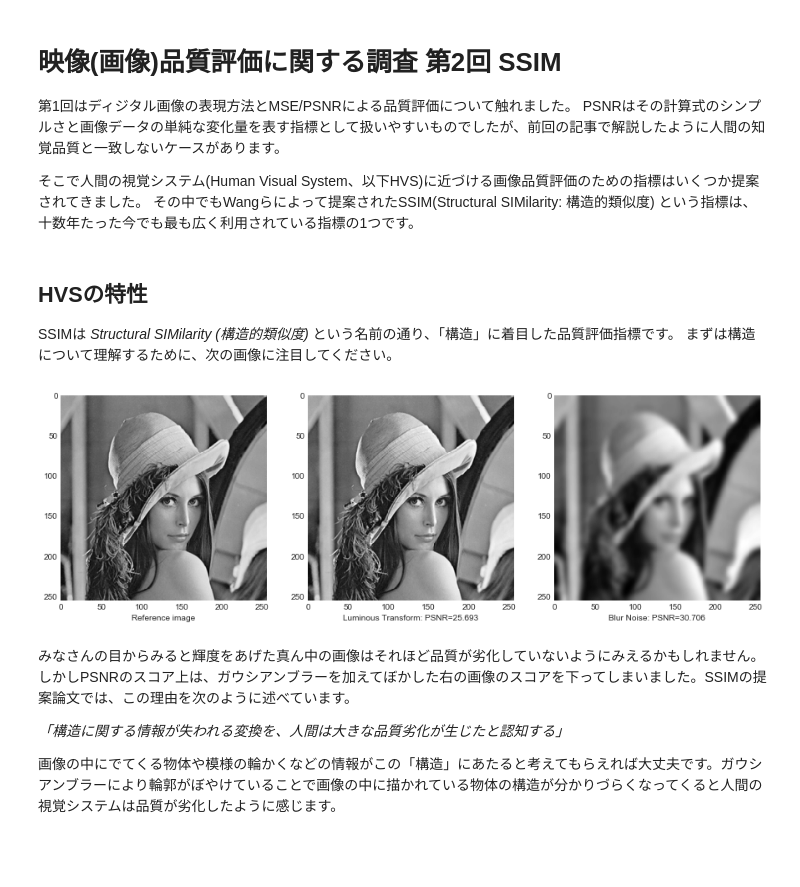
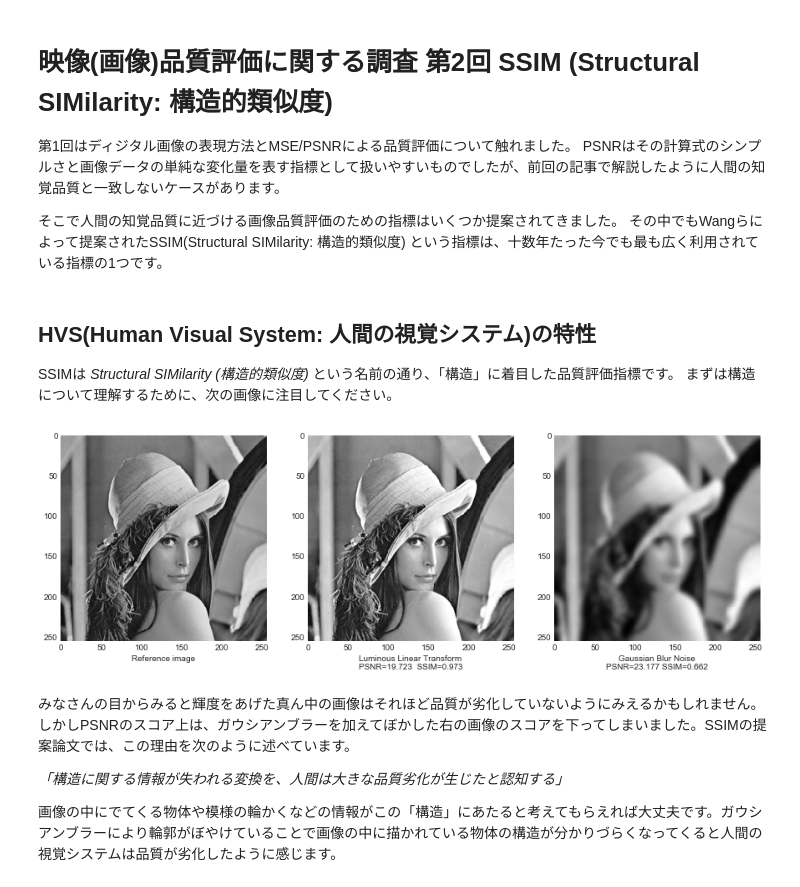
Before and after one commit to c-bata/datascience-notebook, a Jupyter notebook: notebooks/video-quality-metrics/video-quality-metrics-ssim.ipynb, the cells around one changed output. Saved outputs shown, nothing was run; the diff lists cells and outputs as text; code cells hidden in the pictures; blank space fills up the shorter version.

Commit message:
Update SSIM Index

```diff
--- a/notebooks/video-quality-metrics/video-quality-metrics-ssim.ipynb
+++ b/notebooks/video-quality-metrics/video-quality-metrics-ssim.ipynb
@@ -1,13 +1,13 @@
 # %% [markdown]
-# 映像(画像)品質評価に関する調査 第2回 SSIM
+# 映像(画像)品質評価に関する調査 第2回 SSIM (Structural SIMilarity: 構造的類似度)
 
 第1回はディジタル画像の表現方法とMSE/PSNRによる品質評価について触れました。
 PSNRはその計算式のシンプルさと画像データの単純な変化量を表す指標として扱いやすいものでしたが、前回の記事で解説したように人間の知覚品質と一致しないケースがあります。
 
-そこで人間の視覚システム(Human Visual System、以下HVS)に近づける画像品質評価のための指標はいくつか提案されてきました。
+そこで人間の知覚品質に近づける画像品質評価のための指標はいくつか提案されてきました。
 その中でもWangらによって提案されたSSIM(Structural SIMilarity: 構造的類似度) という指標は、十数年たった今でも最も広く利用されている指標の1つです。
 # %% [markdown]
-## HVSの特性
+## HVS(Human Visual System: 人間の視覚システム)の特性
 
 SSIMは *Structural SIMilarity (構造的類似度)* という名前の通り、「構造」に着目した品質評価指標です。
 まずは構造について理解するために、次の画像に注目してください。
@@ -21,20 +14,25 @@ def psnr(ref, dis):
 # %%
 fig = plt.figure(figsize=(15, 5))
 gs = gridspec.GridSpec(1, 3)
 
-grayscale_luminous_array = np.clip(grayscale_array * 1.1, 0, 255) # Luminous Linear Transform
+grayscale_luminous_array = np.clip(grayscale_array * 1.2, 0, 255) # Luminous Linear Transform
+grayscale_luminous_psnr = skimage.measure.compare_psnr(grayscale_array, grayscale_luminous_array)
+grayscale_luminous_ssim = skimage.measure.compare_ssim(grayscale_array, grayscale_luminous_array, win_size=11, gaussian_weights=True)
+
 grayscale_blur_img = grayscale_img.filter(ImageFilter.GaussianBlur(3)) # Gaussian Blur
+grayscale_blur_psnr = skimage.measure.compare_psnr(grayscale_array, grayscale_blur_array)
+grayscale_blur_ssim = skimage.measure.compare_ssim(grayscale_array, grayscale_blur_array, win_size=11, gaussian_weights=True)
 
 ax1, ax2, ax3 = fig.add_subplot(gs[0, 0]), fig.add_subplot(gs[0, 1]), fig.add_subplot(gs[0, 2])
 ax1.imshow(grayscale_array, cmap='gray')
 ax1.set_xlabel("Reference image")
 ax2.imshow(grayscale_luminous_array, cmap='gray')
-ax2.set_xlabel(f"Luminous Transform: PSNR={psnr(grayscale_array, grayscale_luminous_array):.03f}")
+ax2.set_xlabel(f"Luminous Linear Transform\nPSNR={grayscale_luminous_psnr:.03f}  SSIM={grayscale_luminous_ssim:.03f}")
 ax3.imshow(grayscale_blur_array, cmap='gray')
-ax3.set_xlabel(f"Blur Noise: PSNR={psnr(grayscale_array, grayscale_blur_array):.03f}")
+ax3.set_xlabel(f"Gaussian Blur Noise\nPSNR={grayscale_blur_psnr:.03f} SSIM={grayscale_blur_ssim:.03f}")
 plt.show()
 # %% [output]
-[figure, old version]
+[figure, new version]
 # %% [markdown]
 みなさんの目からみると輝度をあげた真ん中の画像はそれほど品質が劣化していないようにみえるかもしれません。
 しかしPSNRのスコア上は、ガウシアンブラーを加えてぼかした右の画像のスコアを下ってしまいました。SSIMの提案論文では、この理由を次のように述べています。
```
Also changed, not shown: parts of 20 cells of this notebook, 4 other files.
